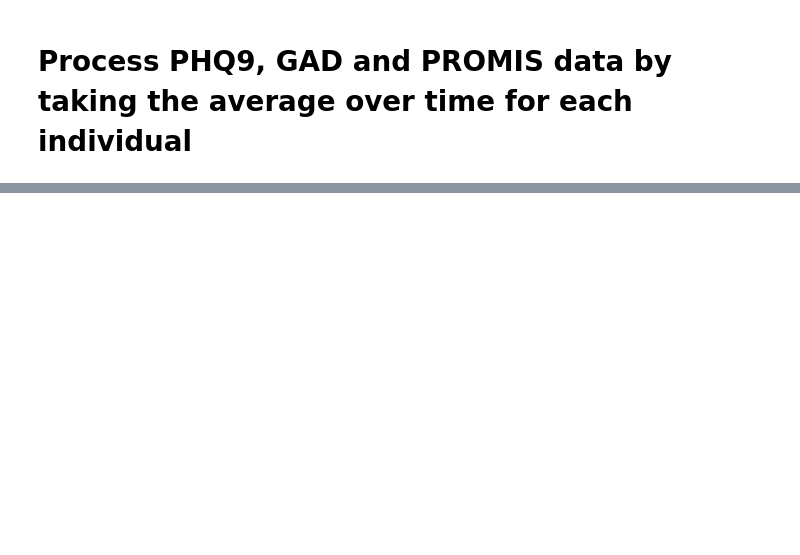
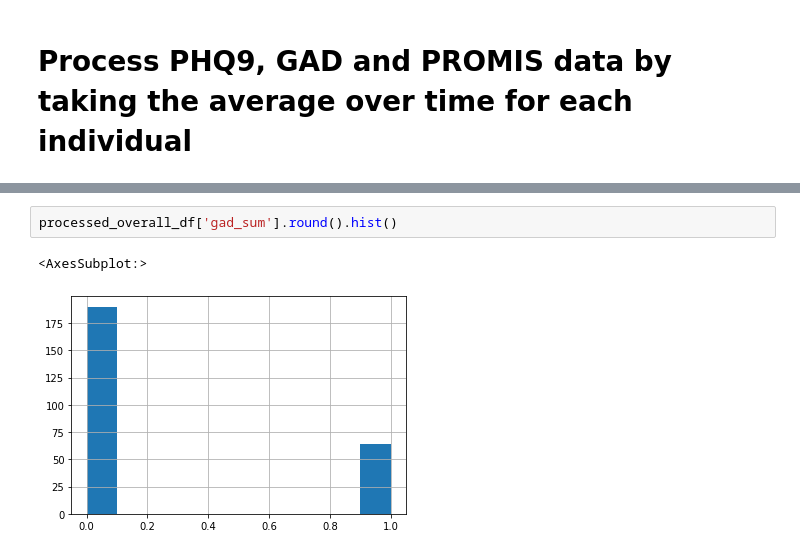
Before and after one commit to smilejennyyu/BUMP_code, a Jupyter notebook: ace_pc_algo.ipynb, the cells around one changed output, grey strips where cells are left out. Cells and saved outputs as stored; diff of their text form; blank space fills up the shorter version.

```diff
--- a/ace_pc_algo.ipynb
+++ b/ace_pc_algo.ipynb
@@ -94,0 +176,5 @@ for rid in overall_df['user_id'].unique():
+# %%
+processed_overall_df['gad_sum'].round().hist()
+# %% [output]
+<AxesSubplot:>
+[figure, added]
```
Also changed, not shown: parts of 27 cells of this notebook, 4 other files.
